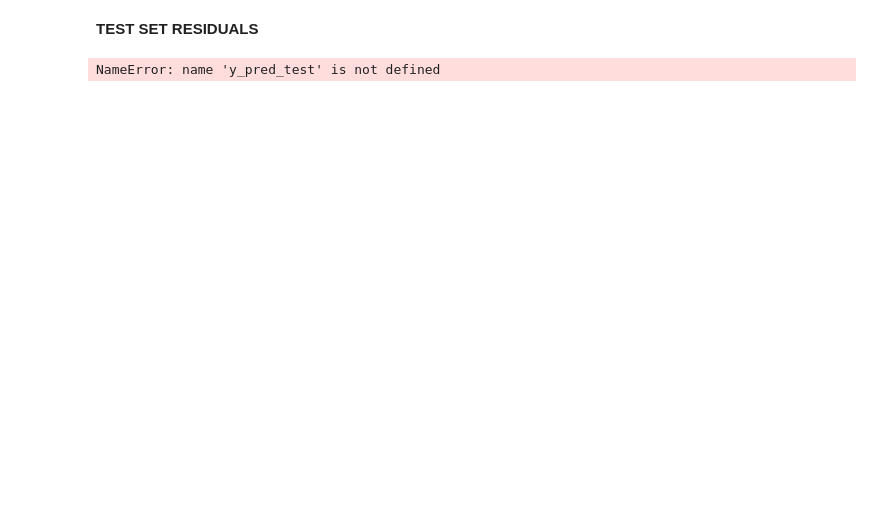
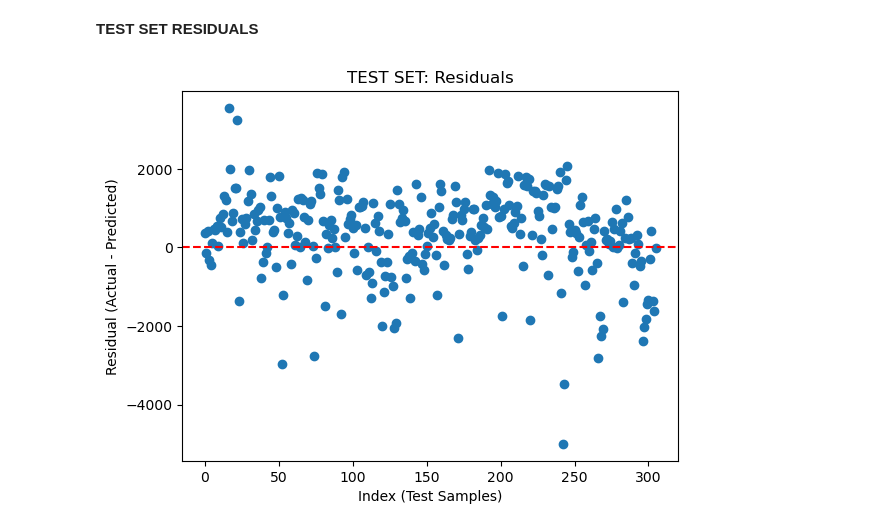
Before and after one commit to bayalams/msc-data-science-s2-ml, a Jupyter notebook: Projects/Project_1_Bike_Rental_Demand/02_ridge_regression_baseline.ipynb, the cells around one changed output. Cells and saved outputs as stored; diff of their text form; code cells hidden in the pictures; blank space fills up the shorter version.

```diff
--- a/Projects/Project_1_Bike_Rental_Demand/02_ridge_regression_baseline.ipynb
+++ b/Projects/Project_1_Bike_Rental_Demand/02_ridge_regression_baseline.ipynb
@@ -701,14 +720,14 @@ NameError: name 'y_pred_test' is not defined
 **TEST SET RESIDUALS**
 # %%
 # Residuals for the TEST set
-residuals_test = y_test - y_pred_test
+residuals_test = y_test - y_test_pred
 
 plt.figure()
 plt.scatter(range(len(y_test)), residuals_test, marker='o')
 plt.axhline(y=0, color='r', linestyle='--')
 plt.title("TEST SET: Residuals")
 plt.xlabel("Index (Test Samples)")
 plt.ylabel("Residual (Actual - Predicted)")
 plt.show()
 # %% [output]
-NameError: name 'y_pred_test' is not defined
+[figure, added]
```
Also changed, not shown: parts of 18 cells of this notebook.
